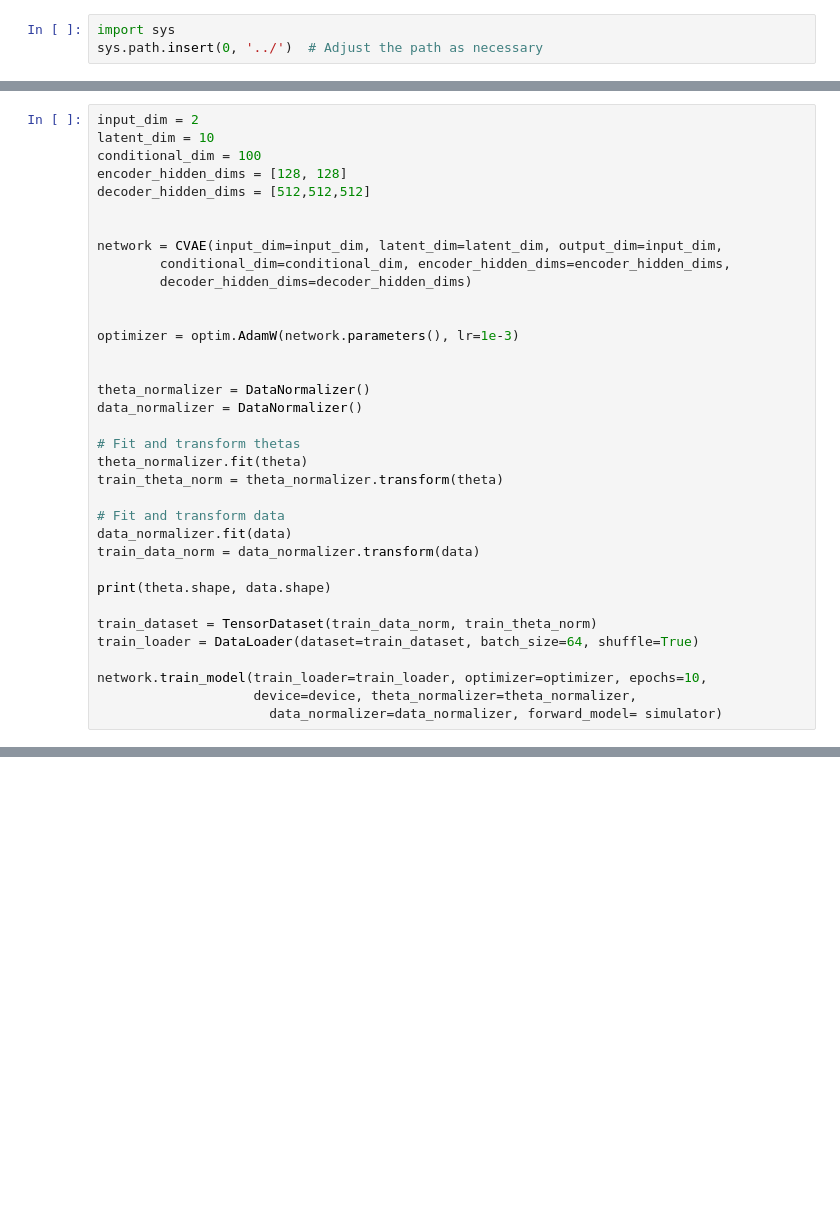
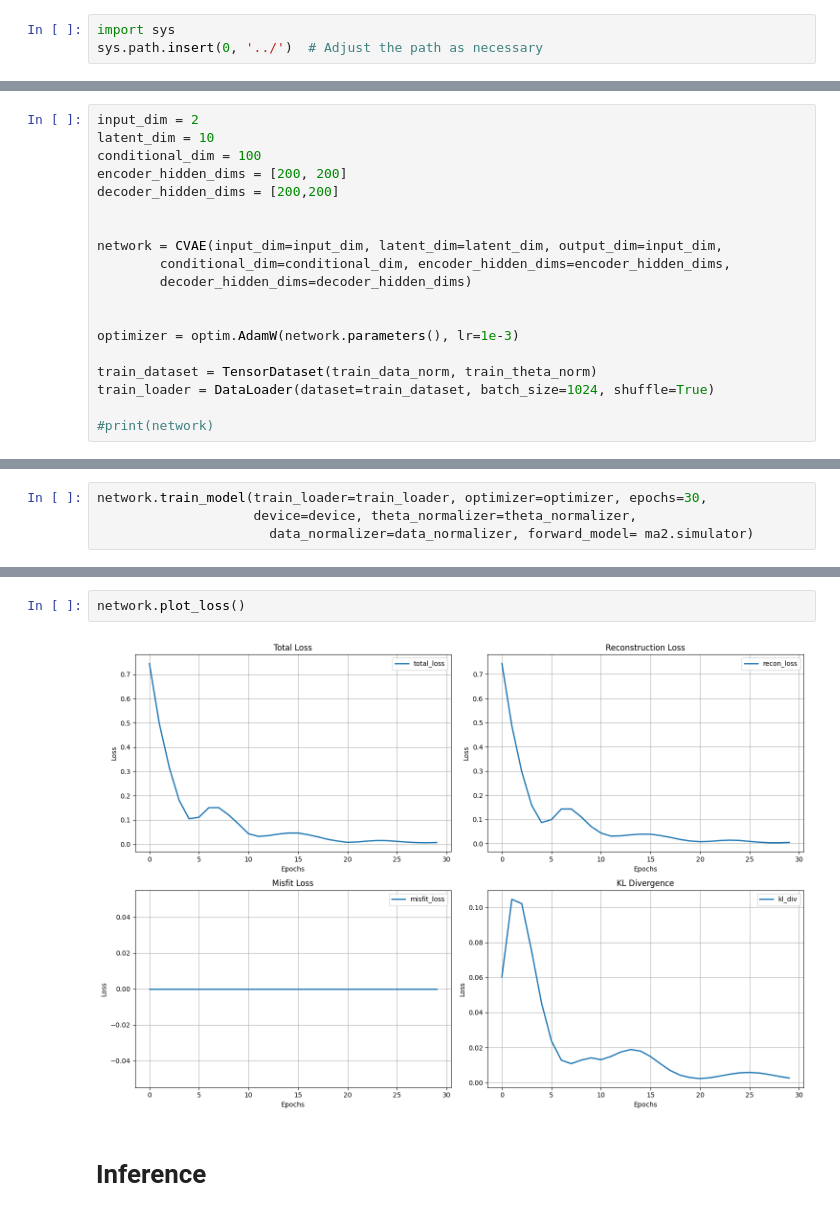
Before and after one commit to mayank05942/CVAEI, a Jupyter notebook: notebooks/ma2_cvaei.ipynb, the cells around one changed output, grey strips where cells are left out. Cells and saved outputs as stored; diff of their text form; blank space fills up the shorter version.

```diff
--- a/notebooks/ma2_cvaei.ipynb
+++ b/notebooks/ma2_cvaei.ipynb
@@ -177,8 +63,8 @@ KeyboardInterrupt:
 input_dim = 2
 latent_dim = 10
 conditional_dim = 100
-encoder_hidden_dims = [128, 128]
-decoder_hidden_dims = [512,512,512]
+encoder_hidden_dims = [200, 200]
+decoder_hidden_dims = [200,200]
 
 
 network = CVAE(input_dim=input_dim, latent_dim=latent_dim, output_dim=input_dim,
@@ -188,23 +74,7 @@ network = CVAE(input_dim=input_dim, latent_dim=latent_dim, output_dim=input_dim,
 
 optimizer = optim.AdamW(network.parameters(), lr=1e-3)
 
+train_dataset = TensorDataset(train_data_norm, train_theta_norm)
+train_loader = DataLoader(dataset=train_dataset, batch_size=1024, shuffle=True)
 
-theta_normalizer = DataNormalizer()
-data_normalizer = DataNormalizer()
-
-# Fit and transform thetas
-theta_normalizer.fit(theta)
-train_theta_norm = theta_normalizer.transform(theta)
-
-# Fit and transform data
-data_normalizer.fit(data)
-train_data_norm = data_normalizer.transform(data)
-
-print(theta.shape, data.shape)
-
-train_dataset = TensorDataset(train_data_norm, train_theta_norm)
-train_loader = DataLoader(dataset=train_dataset, batch_size=64, shuffle=True)
-
-network.train_model(train_loader=train_loader, optimizer=optimizer, epochs=10,
-                    device=device, theta_normalizer=theta_normalizer,
-                      data_normalizer=data_normalizer, forward_model= simulator)
+#print(network)
@@ -213,0 +81,4 @@ Using CPU
+# %%
+network.train_model(train_loader=train_loader, optimizer=optimizer, epochs=30,
+                    device=device, theta_normalizer=theta_normalizer,
+                      data_normalizer=data_normalizer, forward_model= ma2.simulator)
@@ -214 +103,7 @@ Using CPU
+# %%
+network.plot_loss()
+# %% [output]
+[figure, added]
+# %% [markdown]
+# Inference
 # %%
```
Also changed, not shown: parts of 20 cells of this notebook, 1 other file.
